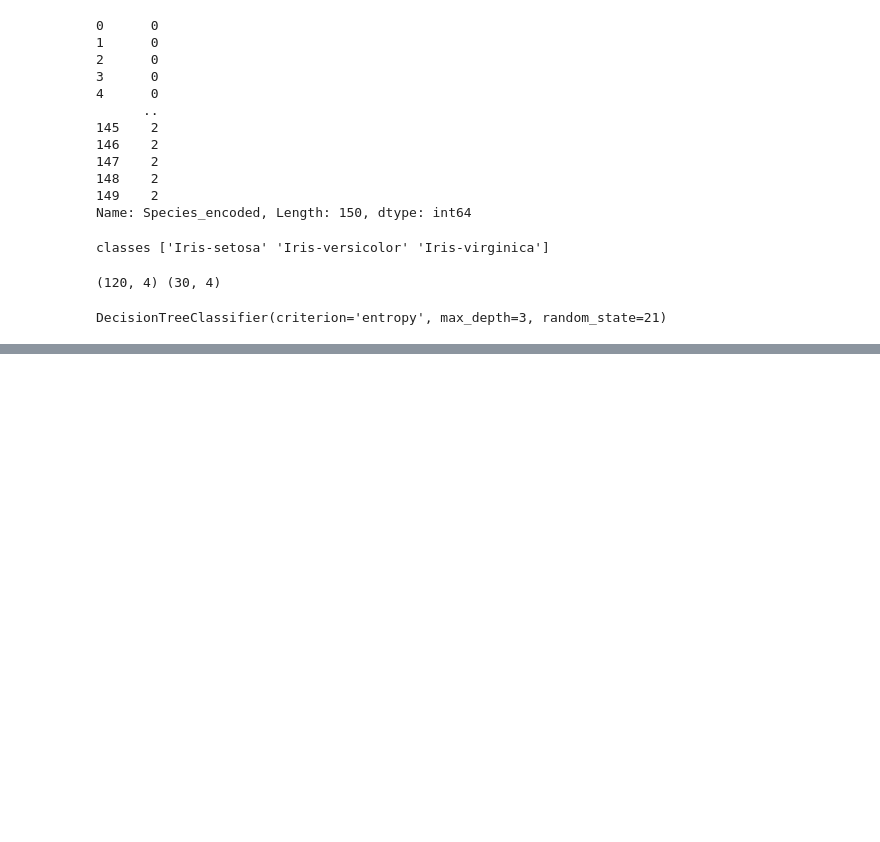
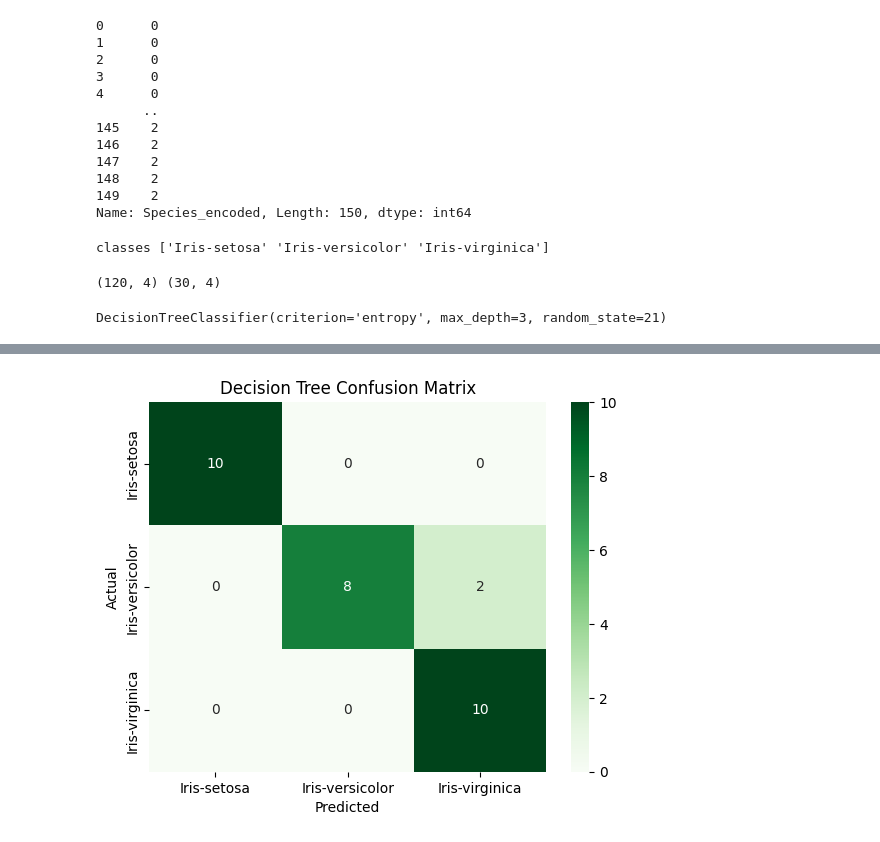
Before and after one commit to kamijoseph/week-3-assignment, a Jupyter notebook: iris_species.ipynb, the cells around one changed output, grey strips where cells are left out. Drawn from its saved outputs; the diff is of its cells as text; code cells hidden in the pictures; blank space fills up the shorter version.

Commit message:
evaluation and evaluation metrics

```diff
--- a/iris_species.ipynb
+++ b/iris_species.ipynb
@@ -193,3 +193,14 @@ model.fit(
 )
 # %% [output]
 DecisionTreeClassifier(criterion='entropy', max_depth=3, random_state=21)
+# %%
+# model evaluation
+y_pred = model.predict(X_test)
+
+accuracy = accuracy_score(y_test, y_pred)
+precision = precision_score(y_test, y_pred, average='weighted')
+recall = recall_score(y_test, y_pred, average='weighted')
+
+print(f"Accuracy: {accuracy:.4f}")
+print(f"Precision: {precision:.4f}")
+print(f"Recall: {recall:.4f}")
@@ -195,0 +225,12 @@ DecisionTreeClassifier(criterion='entropy', max_depth=3, random_state=21)
+# %%
+# Confusion Matrix
+cm = confusion_matrix(y_test, y_pred)
+sns.heatmap(cm, annot=True, cmap='Greens', fmt='d',
+            xticklabels=encoder.classes_,
+            yticklabels=encoder.classes_)
+plt.title("Decision Tree Confusion Matrix")
+plt.xlabel("Predicted")
+plt.ylabel("Actual")
+plt.show()
+# %% [output]
+[figure, added]
```
Also changed, not shown: parts of 2 cells of this notebook.
